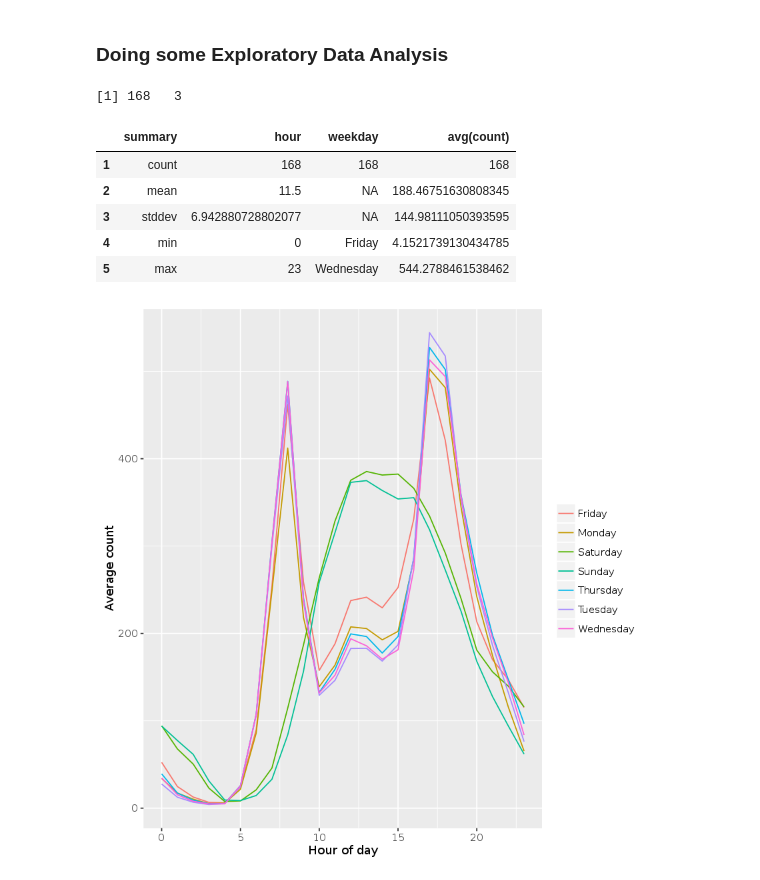
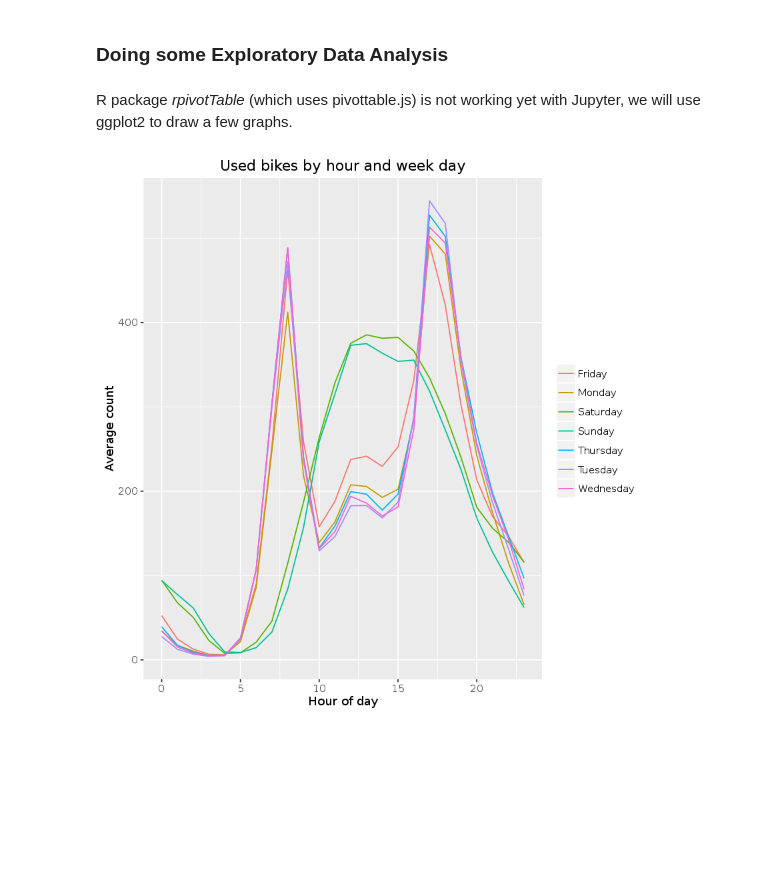
Before and after one commit to geraudster/spark_noblabla_with_R, a Jupyter notebook: 05 Using Spark-CSV and exploring data - R.ipynb, the cells around one changed output. Cells and saved outputs as stored; diff of their text form; code cells hidden in the pictures; blank space fills up the shorter version.

```diff
--- a/05 Using Spark-CSV and exploring data - R.ipynb
+++ b/05 Using Spark-CSV and exploring data - R.ipynb
@@ -250,25 +251,18 @@ head(df_rentals_hour_weekday)
 | 6 | 2 | Wednesday | 7.81372549019608 |
 # %% [markdown]
 ### Doing some Exploratory Data Analysis
-# %%
-dim(df_rentals_hour_weekday)
-collect(summary(df_rentals_hour_weekday))
-# %% [output]
-[1] 168   3
-|  | summary | hour | weekday | avg(count) |
-| 1 | count | 168 | 168 | 168 |
-| 2 | mean | 11.5 | NA | 188.46751630808345 |
-| 3 | stddev | 6.942880728802077 | NA | 144.98111050393595 |
-| 4 | min | 0 | Friday | 4.1521739130434785 |
-| 5 | max | 23 | Wednesday | 544.2788461538462 |
+# %% [markdown]
+R package _rpivotTable_ (which uses pivottable.js) is not working yet with Jupyter, we will use ggplot2 to draw a few graphs.
 # %%
 library(ggplot2)
 r_df_rentals_hour_weekday <- as.data.frame(df_rentals_hour_weekday) # convert to R data.frame
 # %%
 ggplot(r_df_rentals_hour_weekday, aes(hour, `avg(count)`, group = weekday,
                                       colour = weekday)) +
       geom_line() +
       xlab('Hour of day') +
-      ylab('Average count') + theme(legend.title=element_blank())
+      ylab('Average count') +
+      ggtitle('Used bikes by hour and week day') +
+      theme(legend.title=element_blank())
 # %% [output]
-[figure, old version]
+[figure, new version]
```
Also changed, not shown: parts of 5 cells of this notebook, 1 other file.
